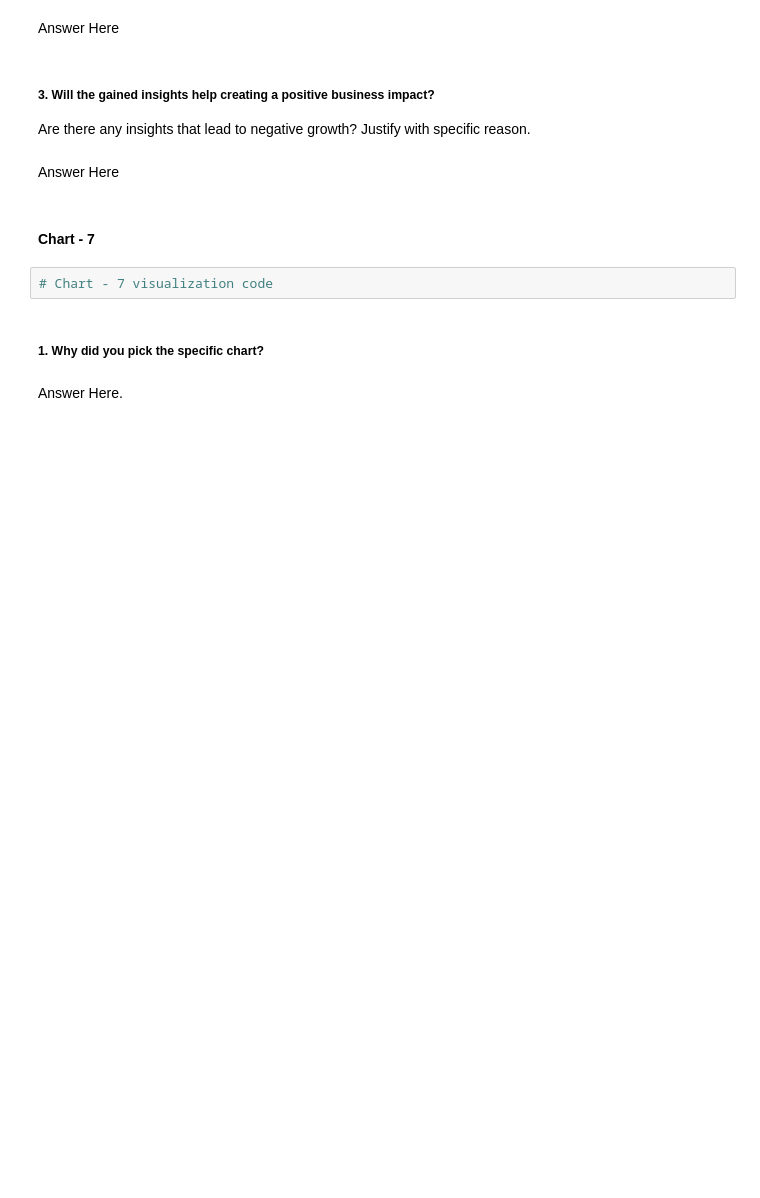
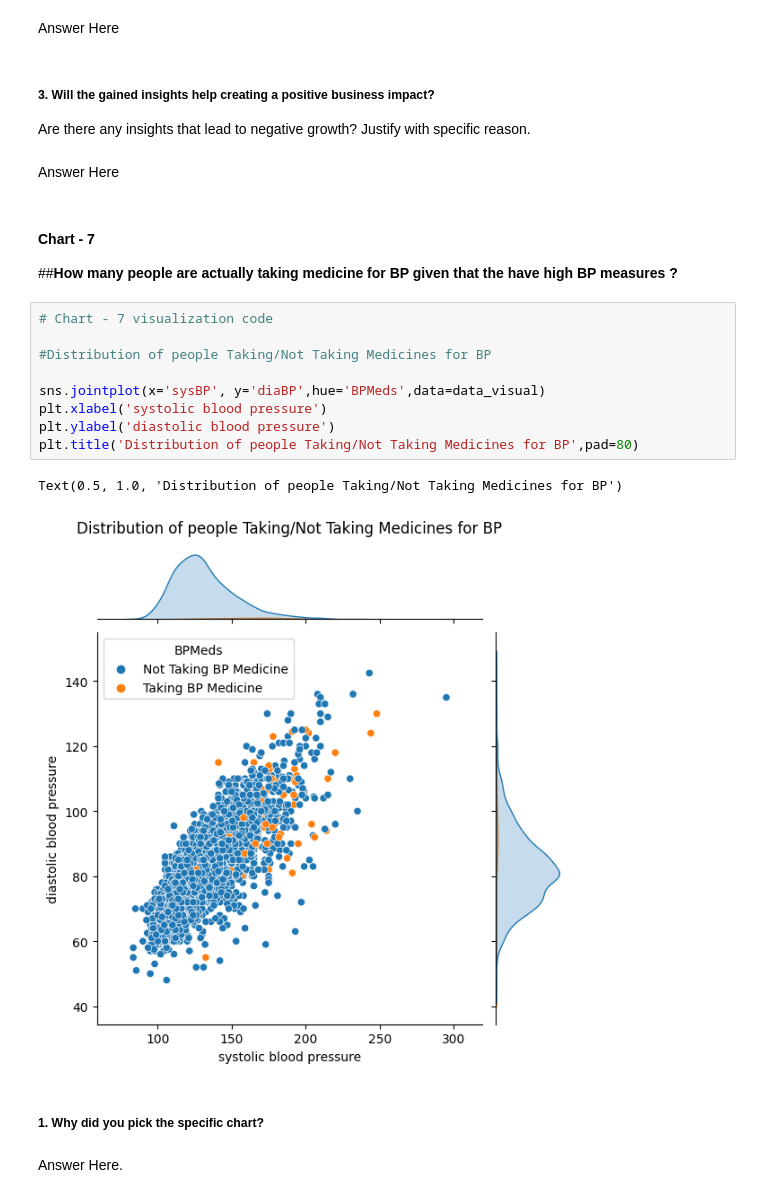
Before and after one commit to apurva-shrivastava/Cardiovascular-Risk-Prediction, a Jupyter notebook: Apurva_Shrivastava_Cardiovascular_Risk_Prediction.ipynb, the cells around one changed output. Saved outputs shown, nothing was run; the diff lists cells and outputs as text; blank space fills up the shorter version.

```diff
--- a/Apurva_Shrivastava_Cardiovascular_Risk_Prediction.ipynb
+++ b/Apurva_Shrivastava_Cardiovascular_Risk_Prediction.ipynb
@@ -534,10 +566,22 @@ Answer Here
 Are there any insights that lead to negative growth? Justify with specific reason.
 # %% [markdown]
 Answer Here
-# %% [markdown]
-#### Chart - 7
-# %%
-# Chart - 7 visualization code
+# %% [markdown]
+#### Chart - 7
+
+##**How many people are actually taking medicine for BP given that the have high BP measures ?**
+# %%
+# Chart - 7 visualization code
+
+#Distribution of people Taking/Not Taking Medicines for BP
+
+sns.jointplot(x='sysBP', y='diaBP',hue='BPMeds',data=data_visual)
+plt.xlabel('systolic blood pressure')
+plt.ylabel('diastolic blood pressure')
+plt.title('Distribution of people Taking/Not Taking Medicines for BP',pad=80)
+# %% [output]
+Text(0.5, 1.0, 'Distribution of people Taking/Not Taking Medicines for BP')
+[figure, added]
 # %% [markdown]
 ##### 1. Why did you pick the specific chart?
 # %% [markdown]
```
Also changed, not shown: parts of 17 cells of this notebook.
